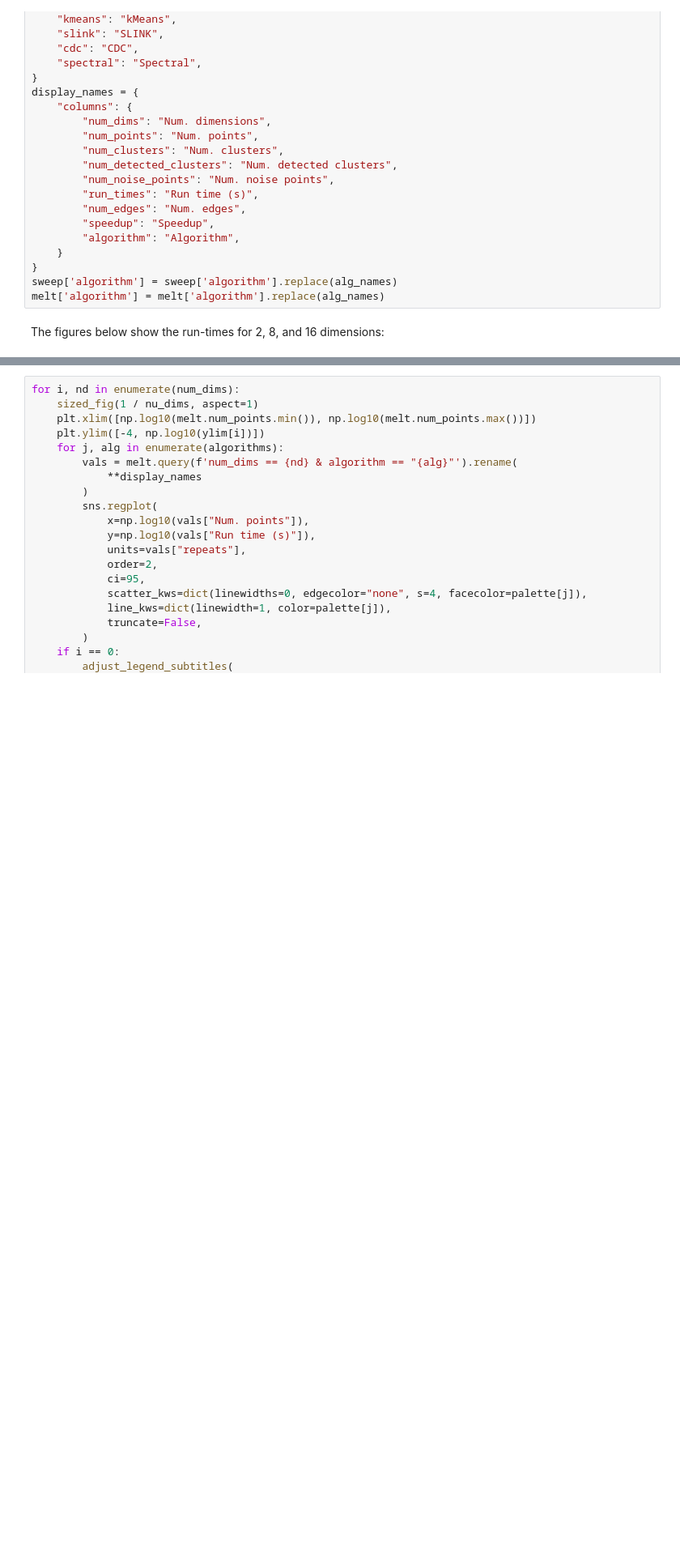
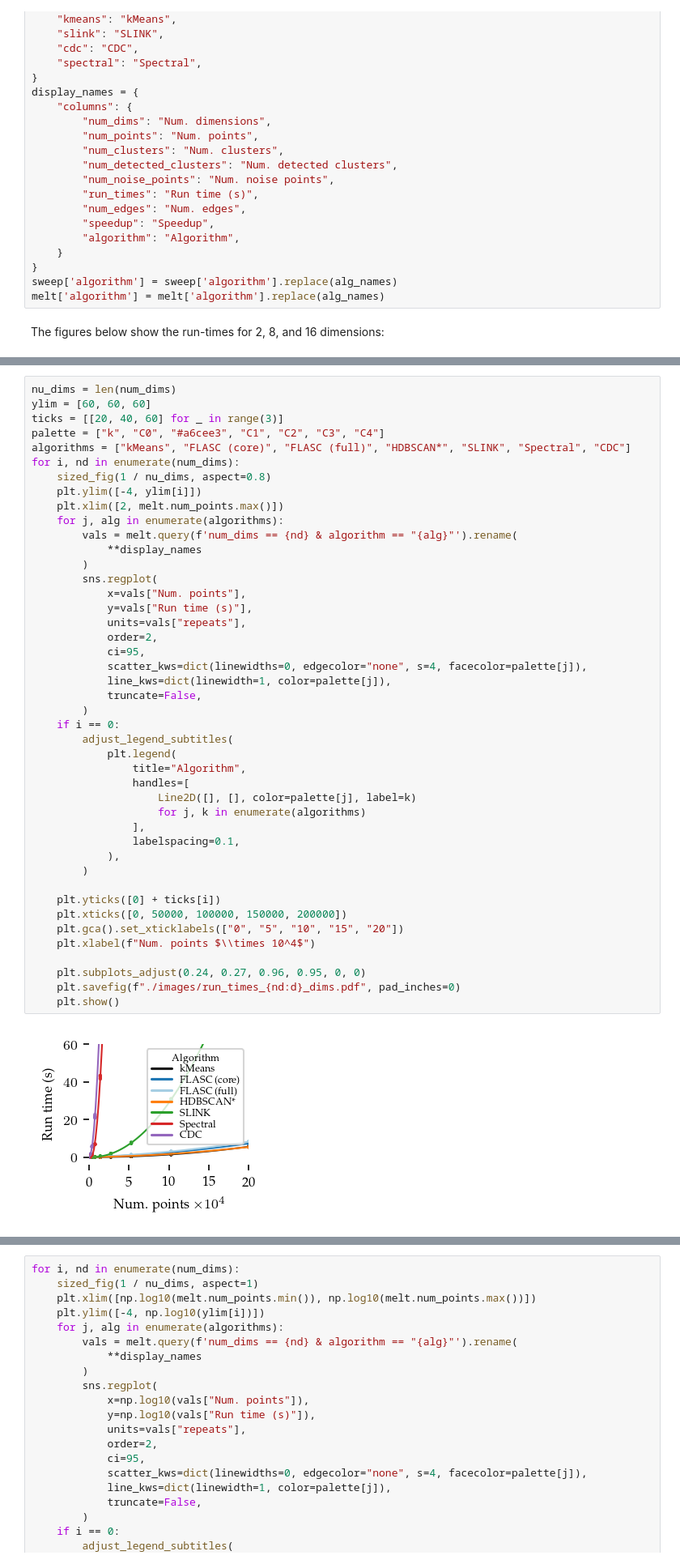
Before and after one commit to vda-lab/pyflasc, a Jupyter notebook: notebooks/Comparison_computational_cost.ipynb, the cells around one changed output, grey strips where cells are left out. Shown at 81% size. Saved outputs shown, nothing was run; the diff lists cells and outputs as text; blank space fills up the shorter version.

```diff
--- a/notebooks/Comparison_computational_cost.ipynb
+++ b/notebooks/Comparison_computational_cost.ipynb
@@ -350,0 +296,46 @@ for i, nd in enumerate(num_dims):
+# %%
+nu_dims = len(num_dims)
+ylim = [60, 60, 60]
+ticks = [[20, 40, 60] for _ in range(3)]
+palette = ["k", "C0", "#a6cee3", "C1", "C2", "C3", "C4"]
+algorithms = ["kMeans", "FLASC (core)", "FLASC (full)", "HDBSCAN*", "SLINK", "Spectral", "CDC"]
+for i, nd in enumerate(num_dims):
+    sized_fig(1 / nu_dims, aspect=0.8)
+    plt.ylim([-4, ylim[i]])
+    plt.xlim([2, melt.num_points.max()])
+    for j, alg in enumerate(algorithms):
+        vals = melt.query(f'num_dims == {nd} & algorithm == "{alg}"').rename(
+            **display_names
+        )
+        sns.regplot(
+            x=vals["Num. points"],
+            y=vals["Run time (s)"],
+            units=vals["repeats"],
+            order=2,
+            ci=95,
+            scatter_kws=dict(linewidths=0, edgecolor="none", s=4, facecolor=palette[j]),
+            line_kws=dict(linewidth=1, color=palette[j]),
+            truncate=False,
+        )
+    if i == 0:
+        adjust_legend_subtitles(
+            plt.legend(
+                title="Algorithm",
+                handles=[
+                    Line2D([], [], color=palette[j], label=k)
+                    for j, k in enumerate(algorithms)
+                ],
+                labelspacing=0.1,
+            ),
+        )
+
+    plt.yticks([0] + ticks[i])
+    plt.xticks([0, 50000, 100000, 150000, 200000])
+    plt.gca().set_xticklabels(["0", "5", "10", "15", "20"])
+    plt.xlabel(f"Num. points $\\times 10^4$")
+
+    plt.subplots_adjust(0.24, 0.27, 0.96, 0.95, 0, 0)
+    plt.savefig(f"./images/run_times_{nd:d}_dims.pdf", pad_inches=0)
+    plt.show()
+# %% [output]
+[figure, added]
```
Also changed, not shown: parts of 2 cells of this notebook, 10 other files.
